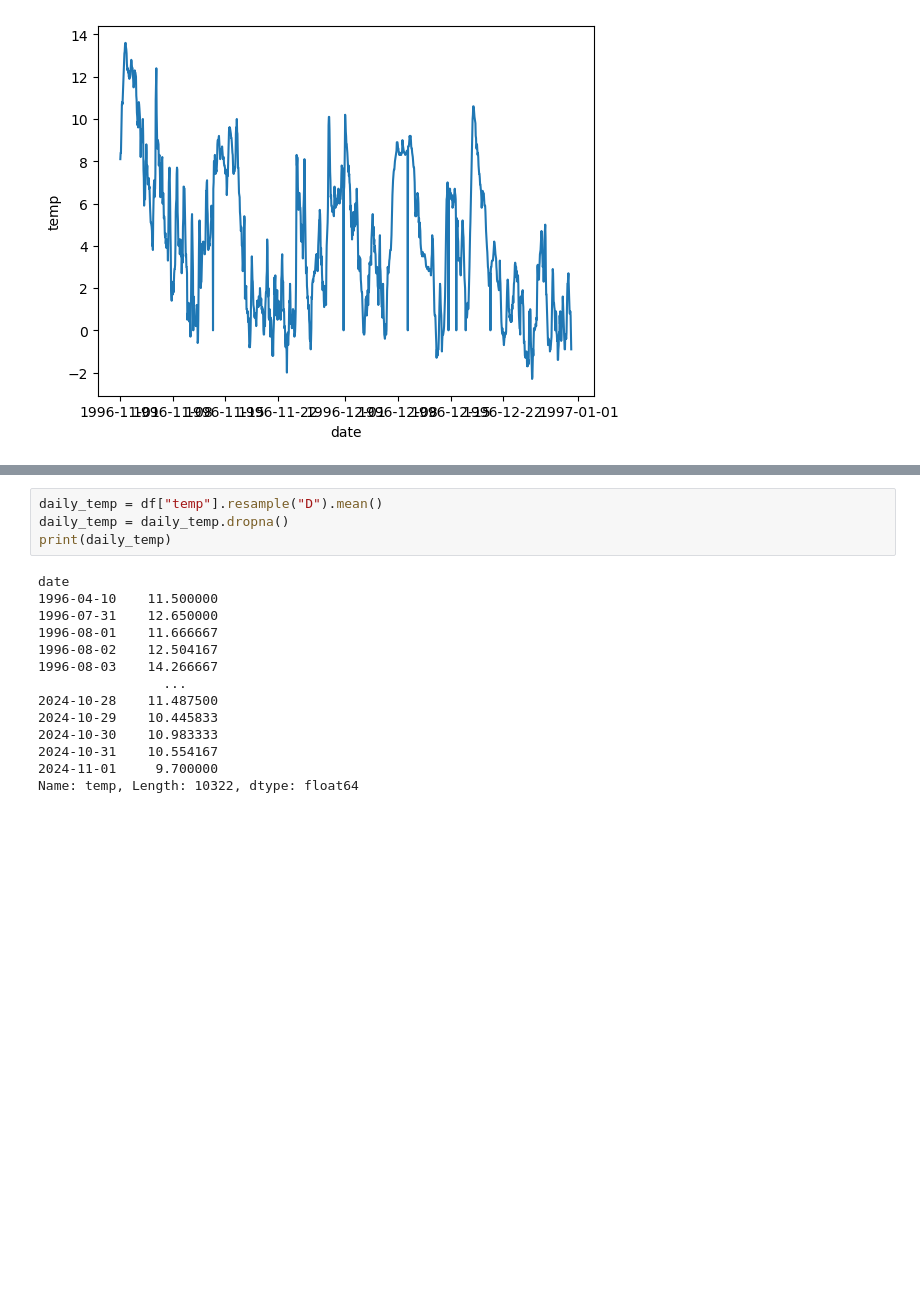
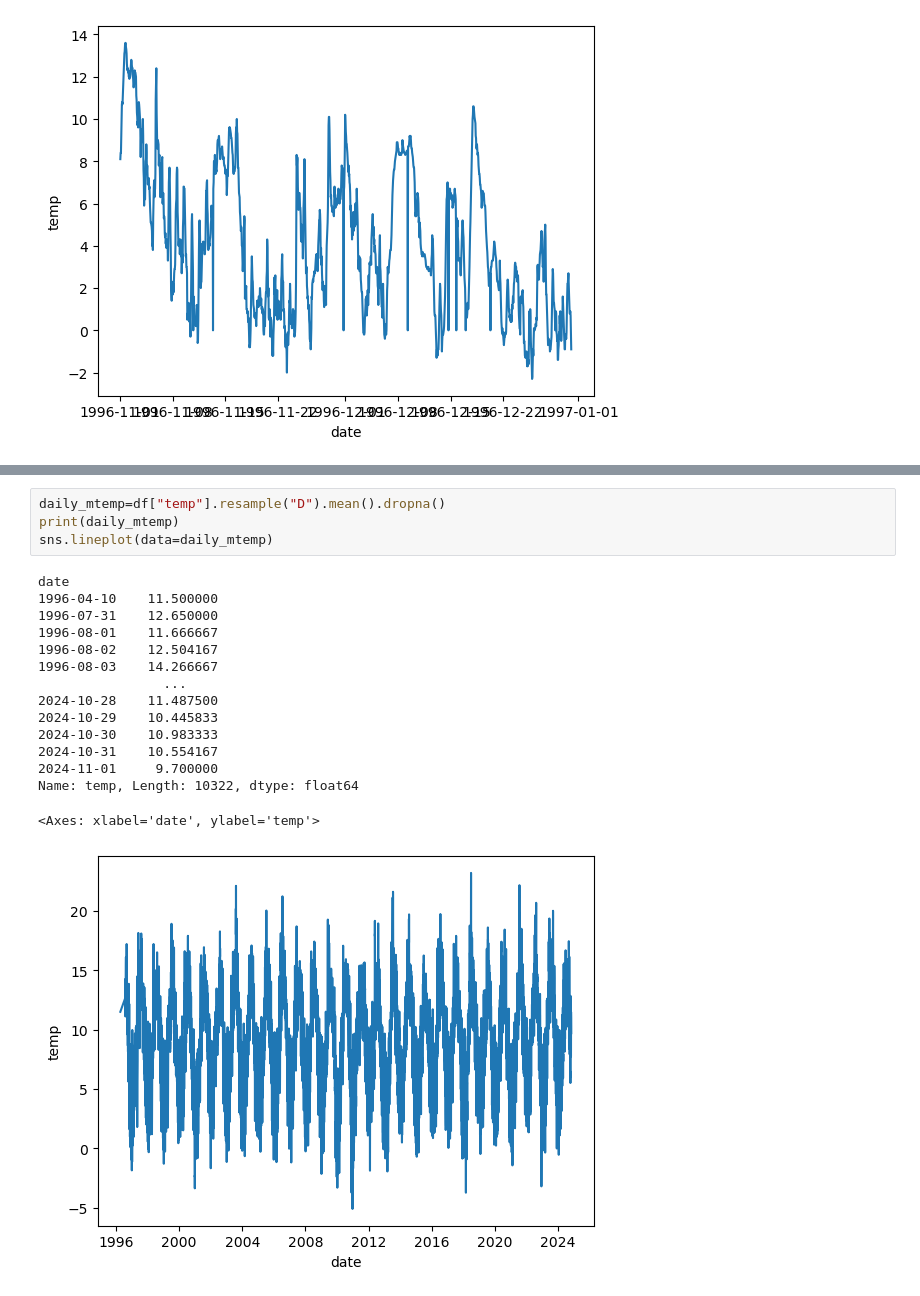
Before and after one commit to SBCURLEY/PFDA-assignments, a Jupyter notebook: assignment_6_Weather.ipynb, the cells around one changed output, grey strips where cells are left out. Drawn from its saved outputs; the diff is of its cells as text; blank space fills up the shorter version.

```diff
--- a/assignment_6_Weather.ipynb
+++ b/assignment_6_Weather.ipynb
@@ -314,18 +247,20 @@ Freq: YE-DEC, Name: temp, dtype: float64
 # %%
-daily_temp = df["temp"].resample("D").mean()
-daily_temp = daily_temp.dropna()
-print(daily_temp)
+daily_mtemp=df["temp"].resample("D").mean().dropna()
+print(daily_mtemp)
+sns.lineplot(data=daily_mtemp)
 # %% [output]
 date
 1996-04-10    11.500000
 1996-07-31    12.650000
 1996-08-01    11.666667
 1996-08-02    12.504167
 1996-08-03    14.266667
                 ...
 2024-10-28    11.487500
 2024-10-29    10.445833
 2024-10-30    10.983333
 2024-10-31    10.554167
 2024-11-01     9.700000
 Name: temp, Length: 10322, dtype: float64
+<Axes: xlabel='date', ylabel='temp'>
+[figure, added]
```
Also changed, not shown: parts of 37 cells of this notebook, 1 other file.
